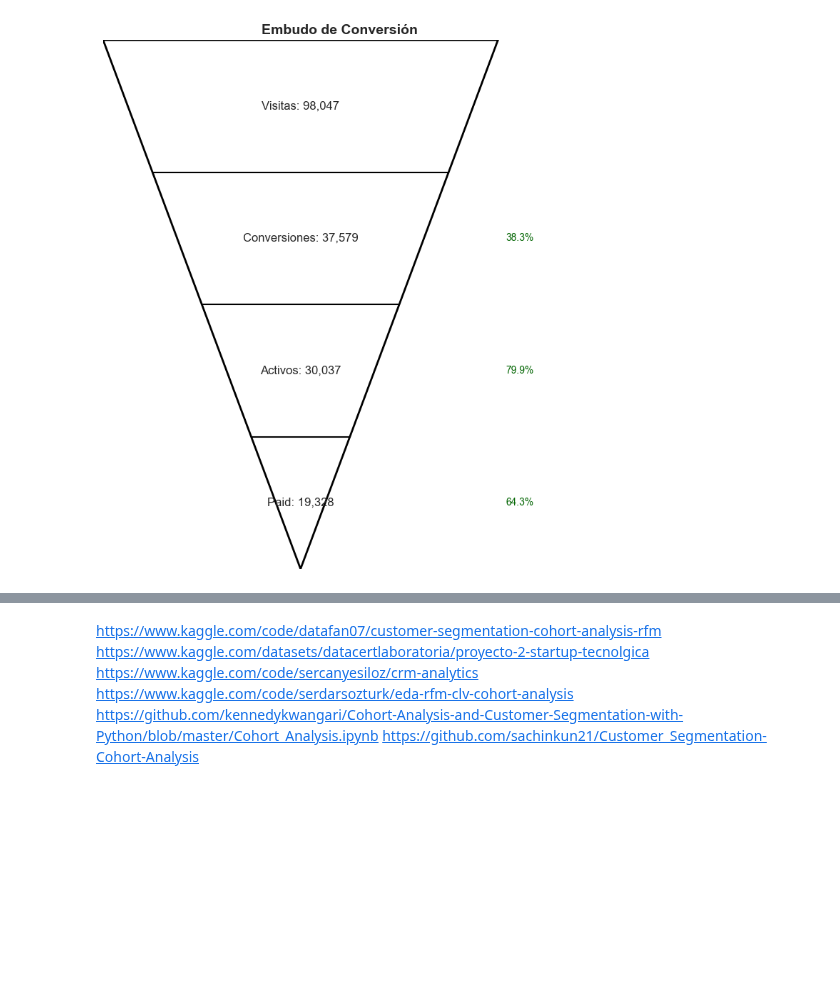
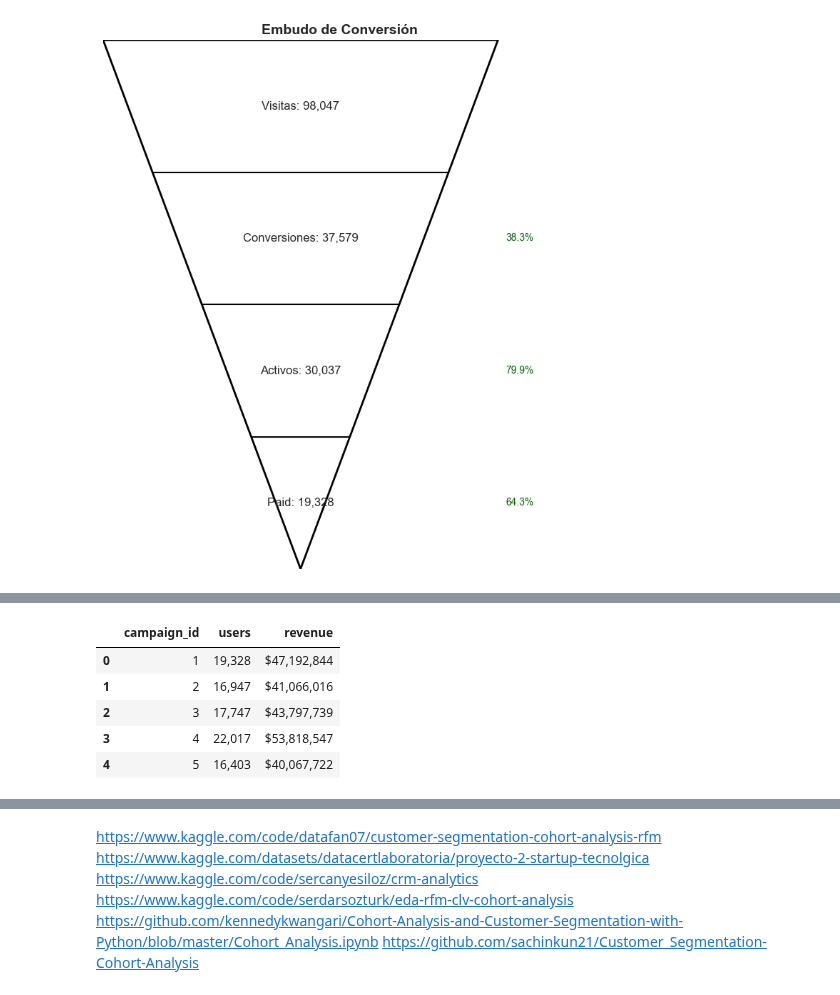
Before and after one commit to zyntonyson/bootcamp_ds_da, a Jupyter notebook: 09-da-analisis-negocio/19-Cohortes_Economia.ipynb, the cells around one changed output, grey strips where cells are left out. Saved outputs shown, nothing was run; the diff lists cells and outputs as text; code cells hidden in the pictures; blank space fills up the shorter version.

```diff
--- a/09-da-analisis-negocio/19-Cohortes_Economia.ipynb
+++ b/09-da-analisis-negocio/19-Cohortes_Economia.ipynb
@@ -821,0 +823,19 @@ print(f"Relación LTV / CAC: {ratio:.2f}")
+# %%
+revenues_per_campaign =(
+    orders
+        .merge(interactions)
+        .query("paid == 1")
+        .groupby('campaign_id',as_index=False)
+        .agg(
+            users =('uuid_user','nunique'),
+            revenue =('amount','sum')
+        )
+)
+revenues_per_campaign.style.format({'revenue':"${:,.0f}",'users':"{:,}"})
+# %% [output]
+|  | campaign_id | users | revenue |
+| 0 | 1 | 19,328 | $47,192,844 |
+| 1 | 2 | 16,947 | $41,066,016 |
+| 2 | 3 | 17,747 | $43,797,739 |
+| 3 | 4 | 22,017 | $53,818,547 |
+| 4 | 5 | 16,403 | $40,067,722 |
```
Also changed, not shown: parts of 23 cells of this notebook.
